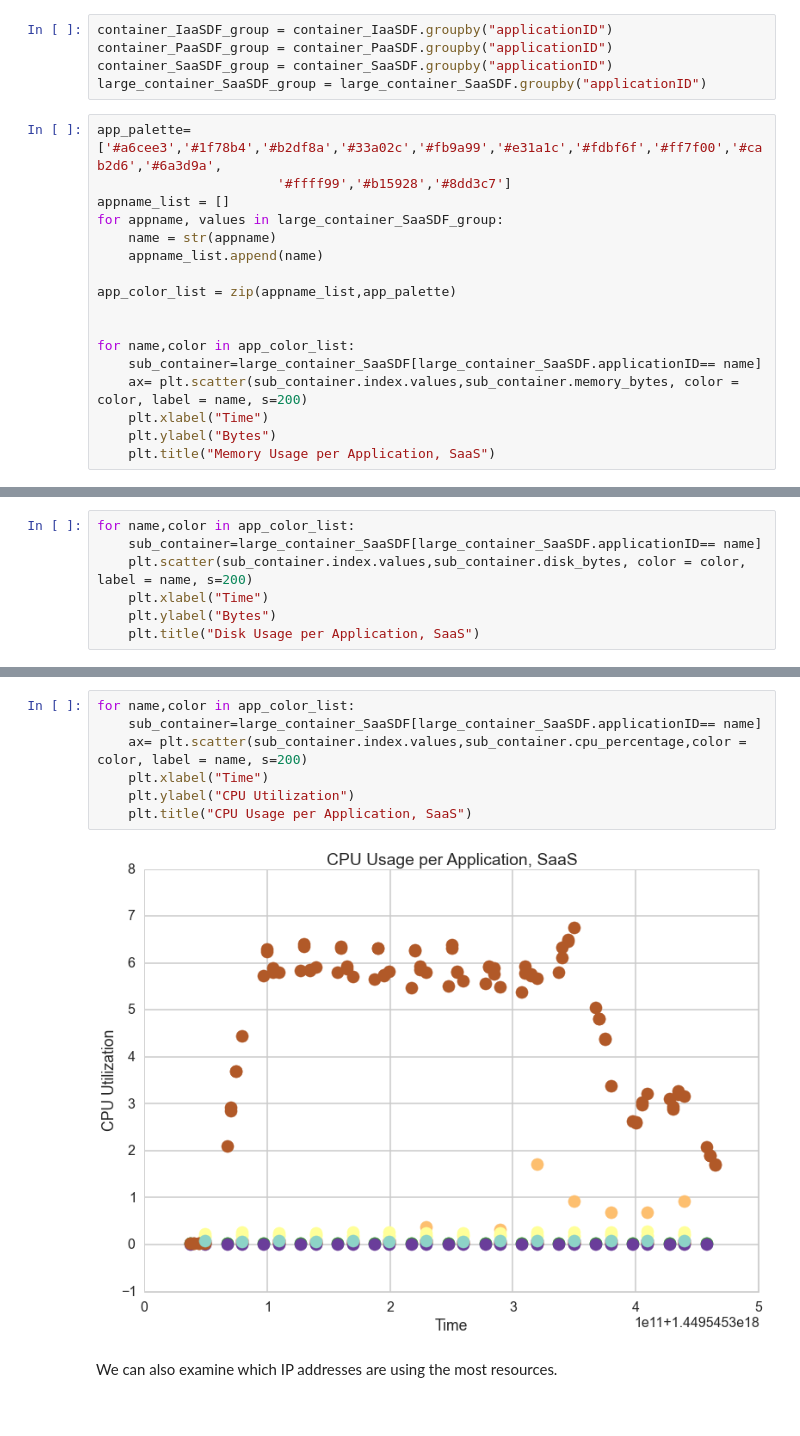
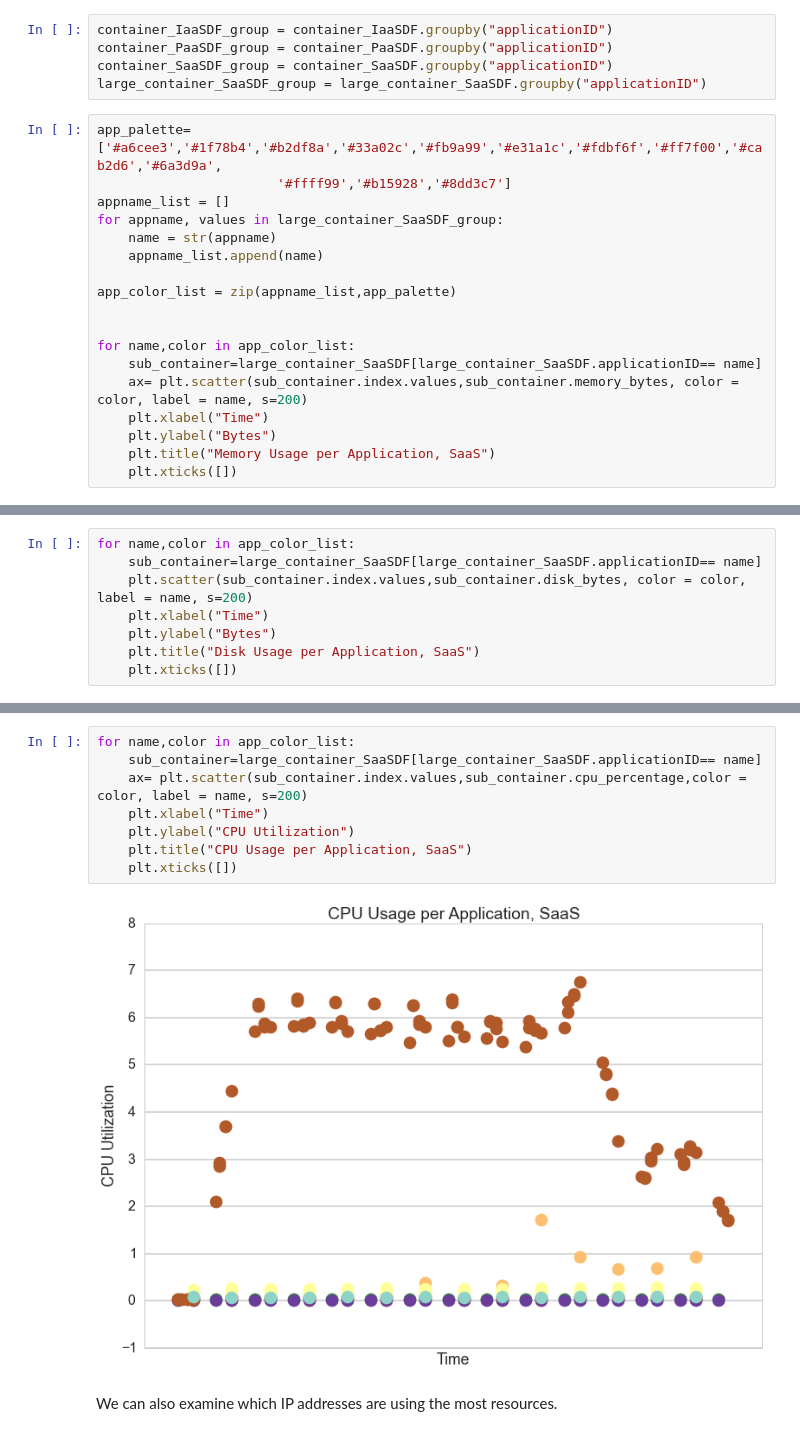
Before and after one commit to harvard-team-pivot/elastic-compute, a Jupyter notebook: elasticCompute.ipynb, the cells around one changed output, grey strips where cells are left out. Saved outputs shown, nothing was run; the diff lists cells and outputs as text.

```diff
--- a/elasticCompute.ipynb
+++ b/elasticCompute.ipynb
@@ -436,4 +476,5 @@ for name,color in app_color_list:
     plt.xlabel("Time")
     plt.ylabel("Bytes")
     plt.title("Memory Usage per Application, SaaS")
+    plt.xticks([])
 # %% [output]
@@ -445,4 +486,5 @@ for name,color in app_color_list:
     plt.xlabel("Time")
     plt.ylabel("Bytes")
     plt.title("Disk Usage per Application, SaaS")
+    plt.xticks([])
 # %% [output]
@@ -450,12 +492,13 @@ for name,color in app_color_list:
 # %%
 for name,color in app_color_list:
     sub_container=large_container_SaaSDF[large_container_SaaSDF.applicationID== name]
     ax= plt.scatter(sub_container.index.values,sub_container.cpu_percentage,color = color, label = name, s=200)
     plt.xlabel("Time")
     plt.ylabel("CPU Utilization")
     plt.title("CPU Usage per Application, SaaS")
+    plt.xticks([])
 # %% [output]
-[figure, old version]
+[figure, new version]
 # %% [markdown]
 We can also examine which IP addresses are using the most resources.
 # %%
```
Also changed, not shown: parts of 12 cells of this notebook.
